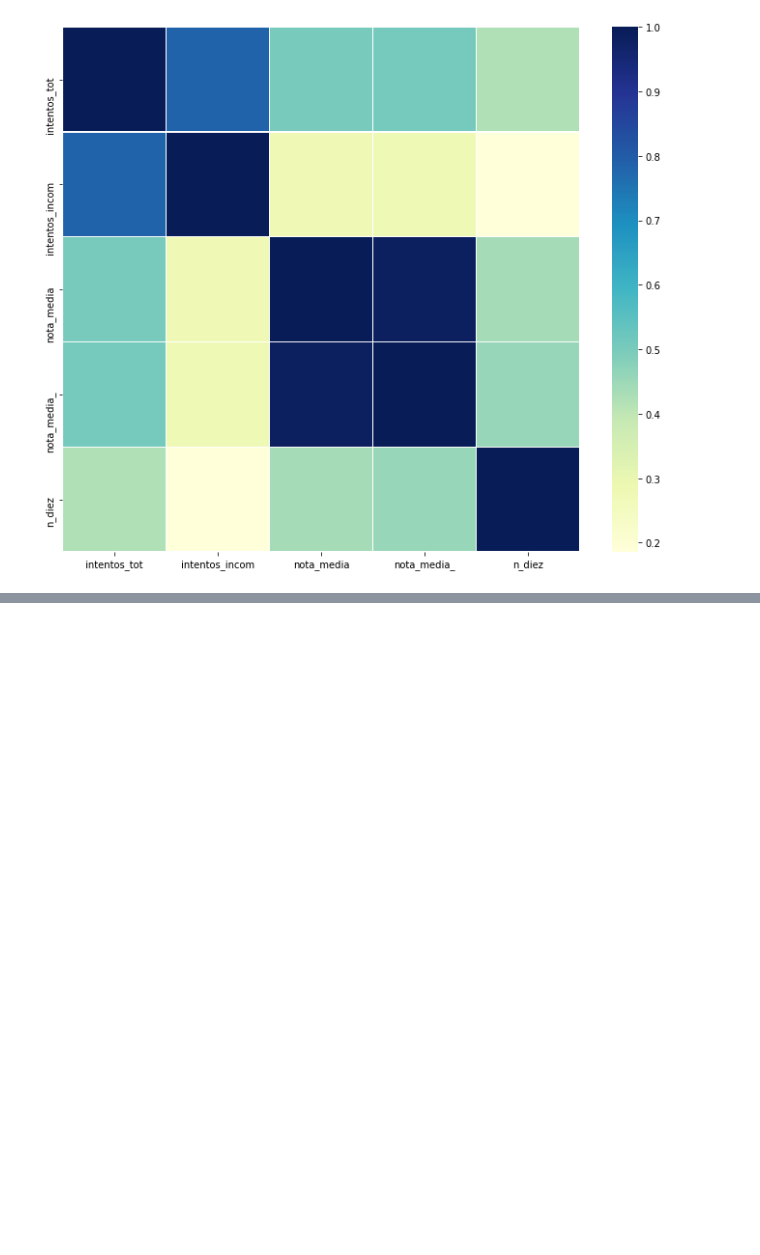
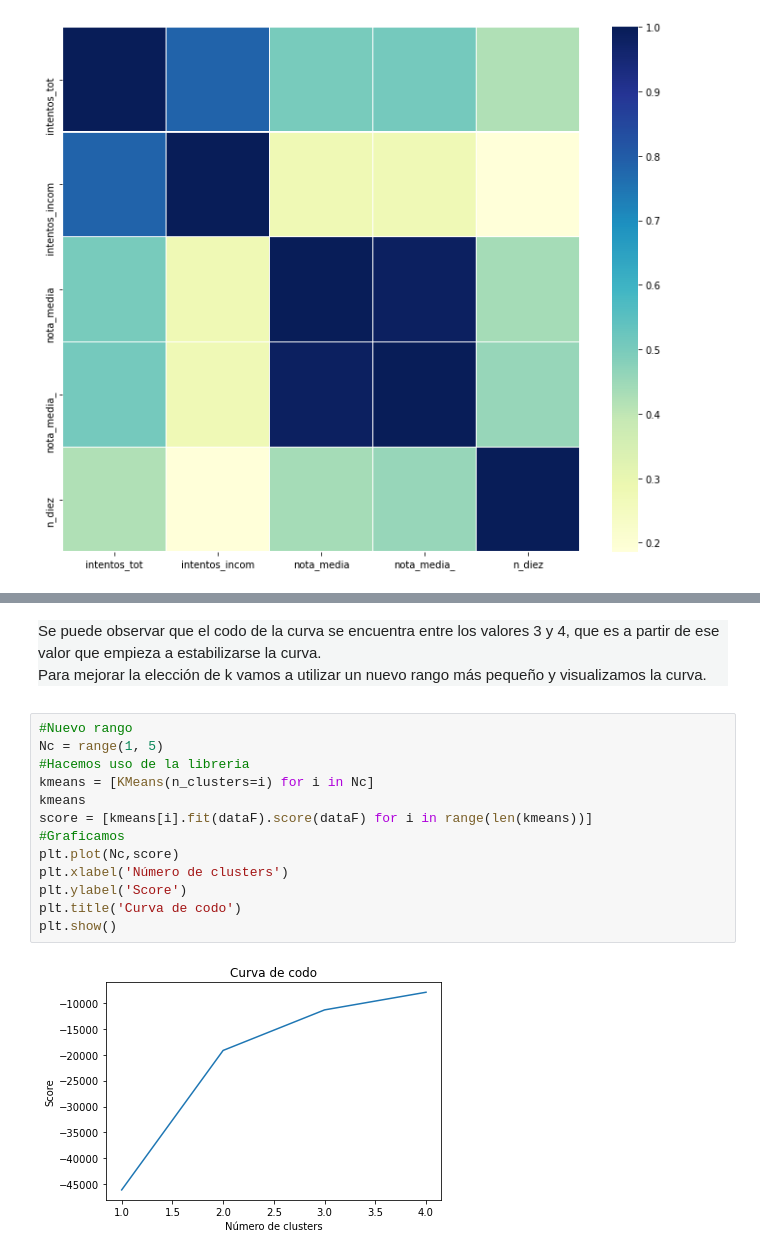
Before and after one commit to Liss-maritza/Rendimiento-academico-Machine-Learning, a Jupyter notebook: limpieza_datos/limpieza_analisisDatosTFM.ipynb, the cells around one changed output, grey strips where cells are left out. Drawn from its saved outputs; the diff is of its cells as text; blank space fills up the shorter version.

```diff
--- a/limpieza_datos/limpieza_analisisDatosTFM.ipynb
+++ b/limpieza_datos/limpieza_analisisDatosTFM.ipynb
@@ -452,0 +518,22 @@ De igual manera, existe una correlación aunque con menor intensidad entre las v
+# %% [markdown]
+<div style="background-color: #F4F6F6;">
+Se puede observar que el codo de la curva se encuentra entre los valores 3 y 4, que es a partir de ese valor que empieza a estabilizarse la curva.
+
+Para mejorar la elección de k vamos a utilizar un nuevo rango más pequeño y visualizamos la curva.
+
+</div>
+# %%
+#Nuevo rango
+Nc = range(1, 5)
+#Hacemos uso de la libreria
+kmeans = [KMeans(n_clusters=i) for i in Nc]
+kmeans
+score = [kmeans[i].fit(dataF).score(dataF) for i in range(len(kmeans))]
+#Graficamos
+plt.plot(Nc,score)
+plt.xlabel('Número de clusters')
+plt.ylabel('Score')
+plt.title('Curva de codo')
+plt.show()
+# %% [output]
+[figure, added]
```
Also changed, not shown: parts of 21 cells of this notebook.
